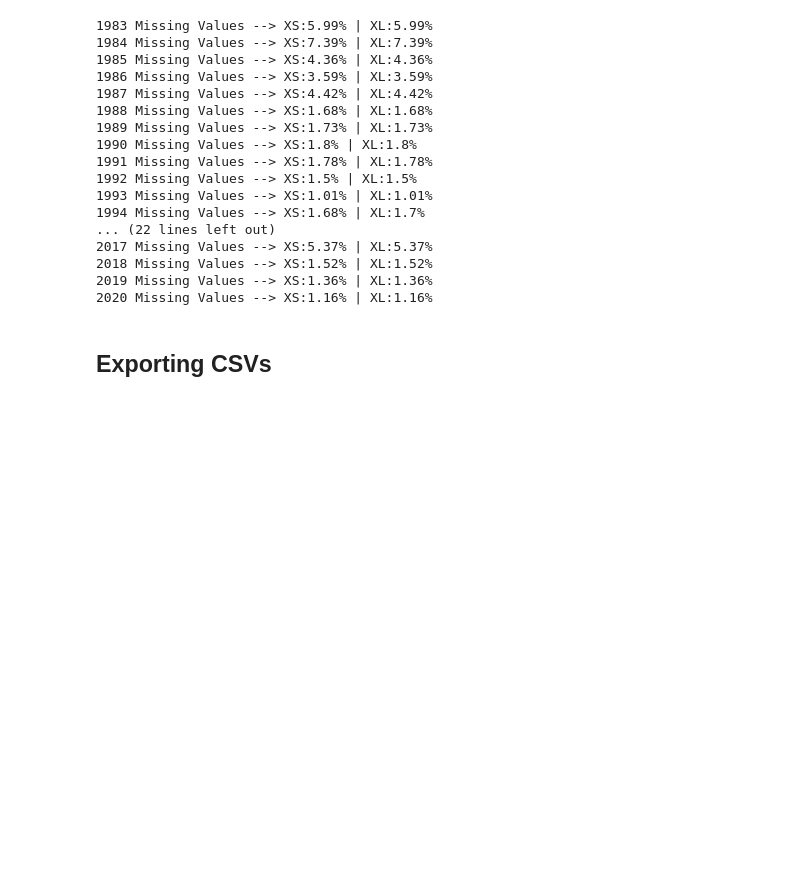
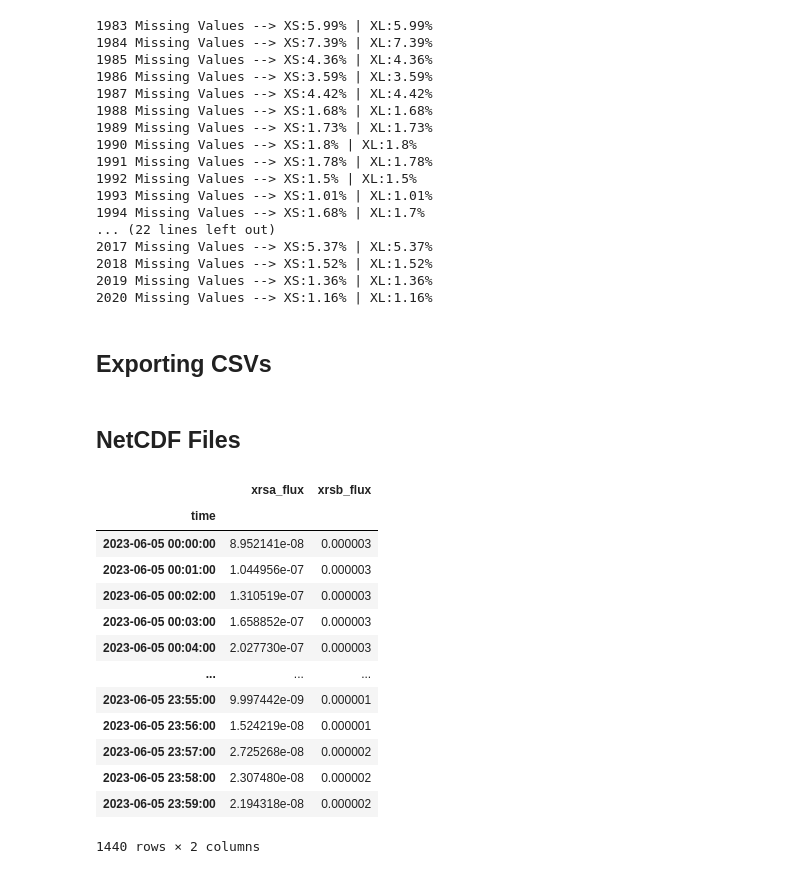
Before and after one commit to DudsFerraz/Solar_Flares_Forecasting, a Jupyter notebook: src/data_manipulation/xrays_data.ipynb, the cells around one changed output. Cells and saved outputs as stored; diff of their text form; code cells hidden in the pictures; blank space fills up the shorter version.

Commit message:
created xray_nc_scraping

```diff
--- a/src/data_manipulation/xrays_data.ipynb
+++ b/src/data_manipulation/xrays_data.ipynb
@@ -171,3 +161,26 @@ for y in range(begin_year, end_year+1):
 
     year_dir = os.path.join(csv_path,str(y))
     df.to_csv(os.path.join(year_dir,f"{y}_xrays.csv"))
+# %% [markdown]
+## NetCDF Files
+# %%
+avg1m_file_path = r"G:\My Drive\Solar_Flares\Data\xray_V2\raw\sci_xrsf-l2-avg1m_g18_d20230605_v2-2-0.nc"
+
+avg1m_obj = xr.open_dataset(avg1m_file_path)
+df_avg1m = avg1m_obj[['xrsa_flux','xrsb_flux']].to_dataframe()
+df_avg1m
+# %% [output]
+|  | xrsa_flux | xrsb_flux |
+| time |  |  |
+| 2023-06-05 00:00:00 | 8.952141e-08 | 0.000003 |
+| 2023-06-05 00:01:00 | 1.044956e-07 | 0.000003 |
+| 2023-06-05 00:02:00 | 1.310519e-07 | 0.000003 |
+| 2023-06-05 00:03:00 | 1.658852e-07 | 0.000003 |
+| 2023-06-05 00:04:00 | 2.027730e-07 | 0.000003 |
+| ... | ... | ... |
+| 2023-06-05 23:55:00 | 9.997442e-09 | 0.000001 |
+| 2023-06-05 23:56:00 | 1.524219e-08 | 0.000001 |
+| 2023-06-05 23:57:00 | 2.725268e-08 | 0.000002 |
+| 2023-06-05 23:58:00 | 2.307480e-08 | 0.000002 |
+| 2023-06-05 23:59:00 | 2.194318e-08 | 0.000002 |
+1440 rows × 2 columns
```
Also changed, not shown: parts of 3 cells of this notebook, 3 other files.
